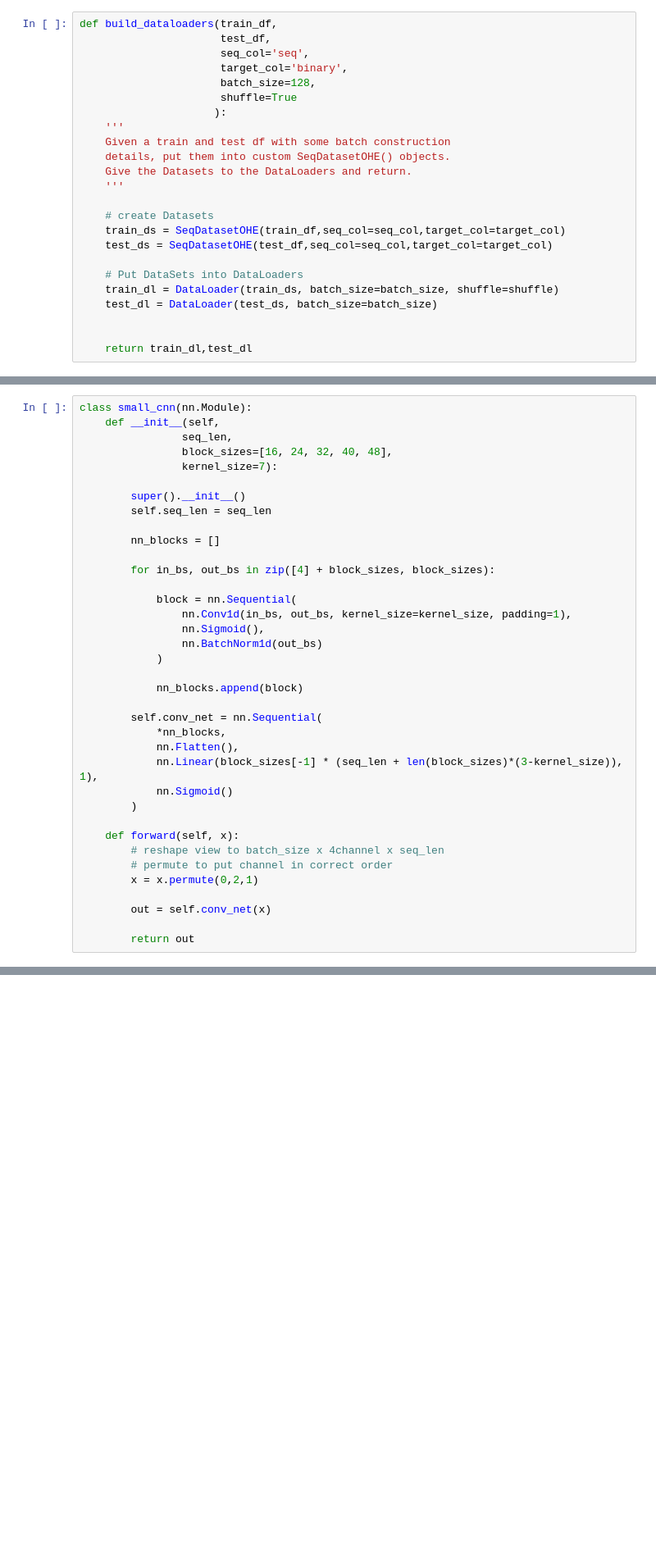
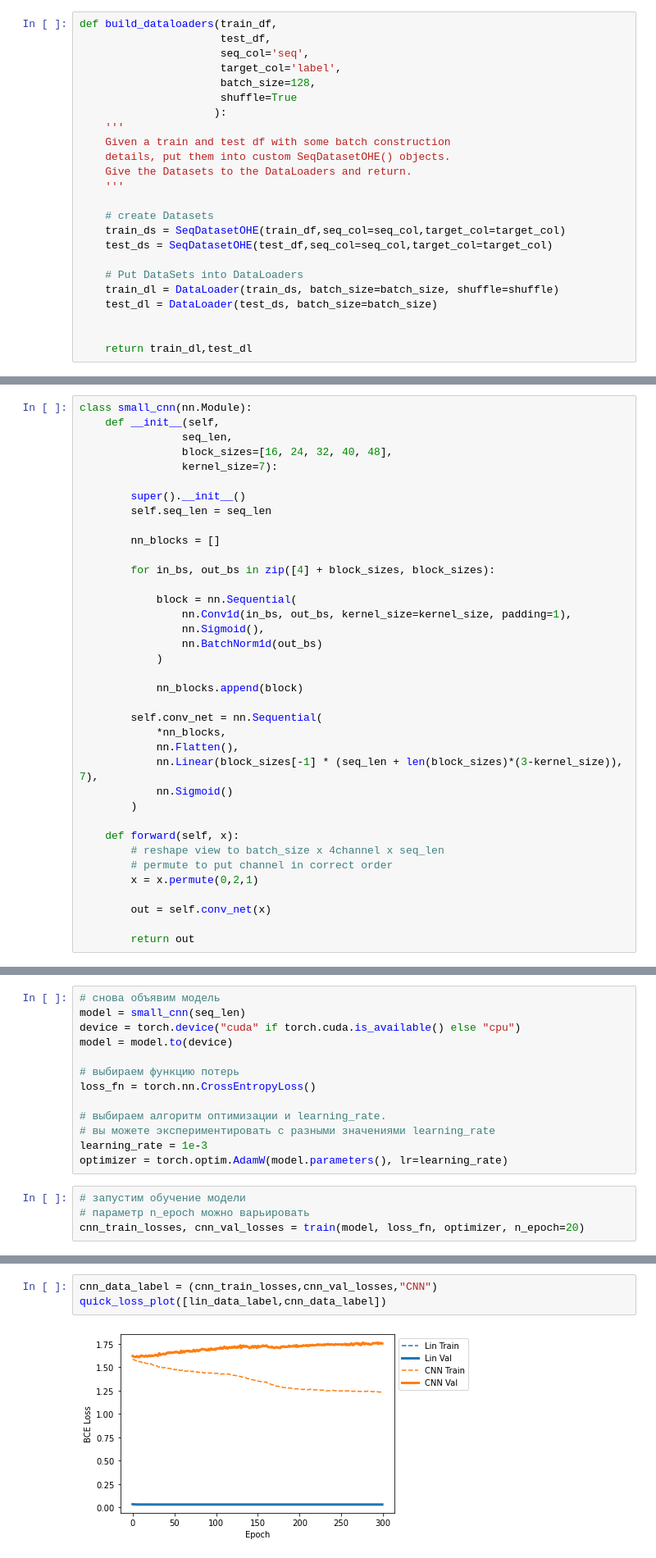
Before and after one commit to Ni-oS/GAN-bacteries, a Jupyter notebook: biN.ipynb, the cells around one changed output, grey strips where cells are left out. Shown at 82% size. Drawn from its saved outputs; the diff is of its cells as text; blank space fills up the shorter version.

```diff
--- a/biN.ipynb
+++ b/biN.ipynb
@@ -153,7 +186,7 @@ class SeqDatasetOHE(Dataset):
 def build_dataloaders(train_df,
                       test_df,
                       seq_col='seq',
-                      target_col='binary',
+                      target_col='label',
                       batch_size=128,
                       shuffle=True
                      ):
@@ -270,7 +303,7 @@ class small_cnn(nn.Module):
         self.conv_net = nn.Sequential(
             *nn_blocks,
             nn.Flatten(),
-            nn.Linear(block_sizes[-1] * (seq_len + len(block_sizes)*(3-kernel_size)), 1),
+            nn.Linear(block_sizes[-1] * (seq_len + len(block_sizes)*(3-kernel_size)), 7),
             nn.Sigmoid()
         )
 
@@ -760,0 +861,17 @@ df4[df4["pred"]>0.5]
+# %%
+# снова объявим модель
+model = small_cnn(seq_len)
+device = torch.device("cuda" if torch.cuda.is_available() else "cpu")
+model = model.to(device)
+
+# выбираем функцию потерь
+loss_fn = torch.nn.CrossEntropyLoss()
+
+# выбираем алгоритм оптимизации и learning_rate.
+# вы можете экспериментировать с разными значениями learning_rate
+learning_rate = 1e-3
+optimizer = torch.optim.AdamW(model.parameters(), lr=learning_rate)
+# %%
+# запустим обучение модели
+# параметр n_epoch можно варьировать
+cnn_train_losses, cnn_val_losses = train(model, loss_fn, optimizer, n_epoch=20)
@@ -760,0 +899,5 @@ df4[df4["pred"]>0.5]
+# %%
+cnn_data_label = (cnn_train_losses,cnn_val_losses,"CNN")
+quick_loss_plot([lin_data_label,cnn_data_label])
+# %% [output]
+[figure, added]
```
Also changed, not shown: parts of 19 cells of this notebook.
